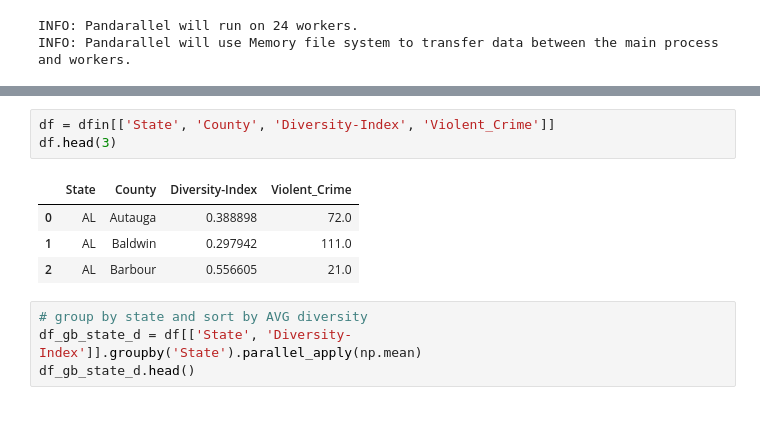
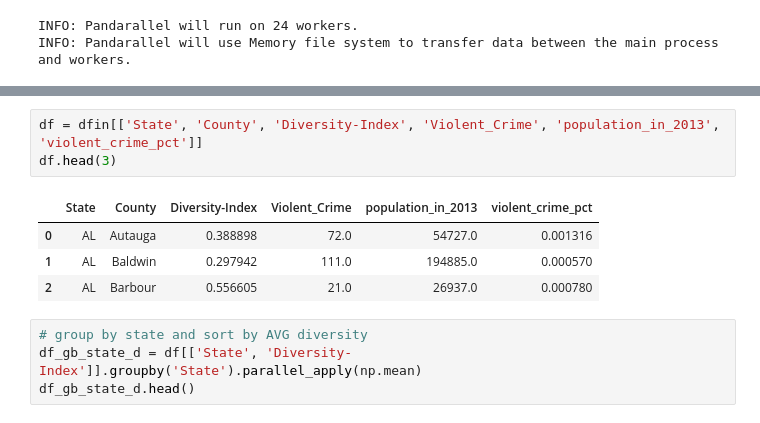
Before and after one commit to Shane-McCallum/Diversity-and-Violence--Is-there-a-connection-, a Jupyter notebook: Notebooks/EDA.ipynb, the cells around one changed output, grey strips where cells are left out. Drawn from its saved outputs; the diff is of its cells as text.

Commit message:
EDA State crime/pop , initial EDA at County level

```diff
--- a/Notebooks/EDA.ipynb
+++ b/Notebooks/EDA.ipynb
@@ -54,12 +60,12 @@ Index(['State', 'County', 'Diversity-Index',
       dtype='object')
 # %%
-df = dfin[['State', 'County', 'Diversity-Index', 'Violent_Crime']]
+df = dfin[['State', 'County', 'Diversity-Index', 'Violent_Crime', 'population_in_2013', 'violent_crime_pct']]
 df.head(3)
 # %% [output]
-|  | State | County | Diversity-Index | Violent_Crime |
-| 0 | AL | Autauga | 0.388898 | 72.0 |
-| 1 | AL | Baldwin | 0.297942 | 111.0 |
-| 2 | AL | Barbour | 0.556605 | 21.0 |
+|  | State | County | Diversity-Index | Violent_Crime | population_in_2013 | violent_crime_pct |
+| 0 | AL | Autauga | 0.388898 | 72.0 | 54727.0 | 0.001316 |
+| 1 | AL | Baldwin | 0.297942 | 111.0 | 194885.0 | 0.000570 |
+| 2 | AL | Barbour | 0.556605 | 21.0 | 26937.0 | 0.000780 |
 # %%
 # group by state and sort by AVG diversity
 df_gb_state_d = df[['State', 'Diversity-Index']].groupby('State').parallel_apply(np.mean)
```
Also changed, not shown: parts of 26 cells of this notebook.
